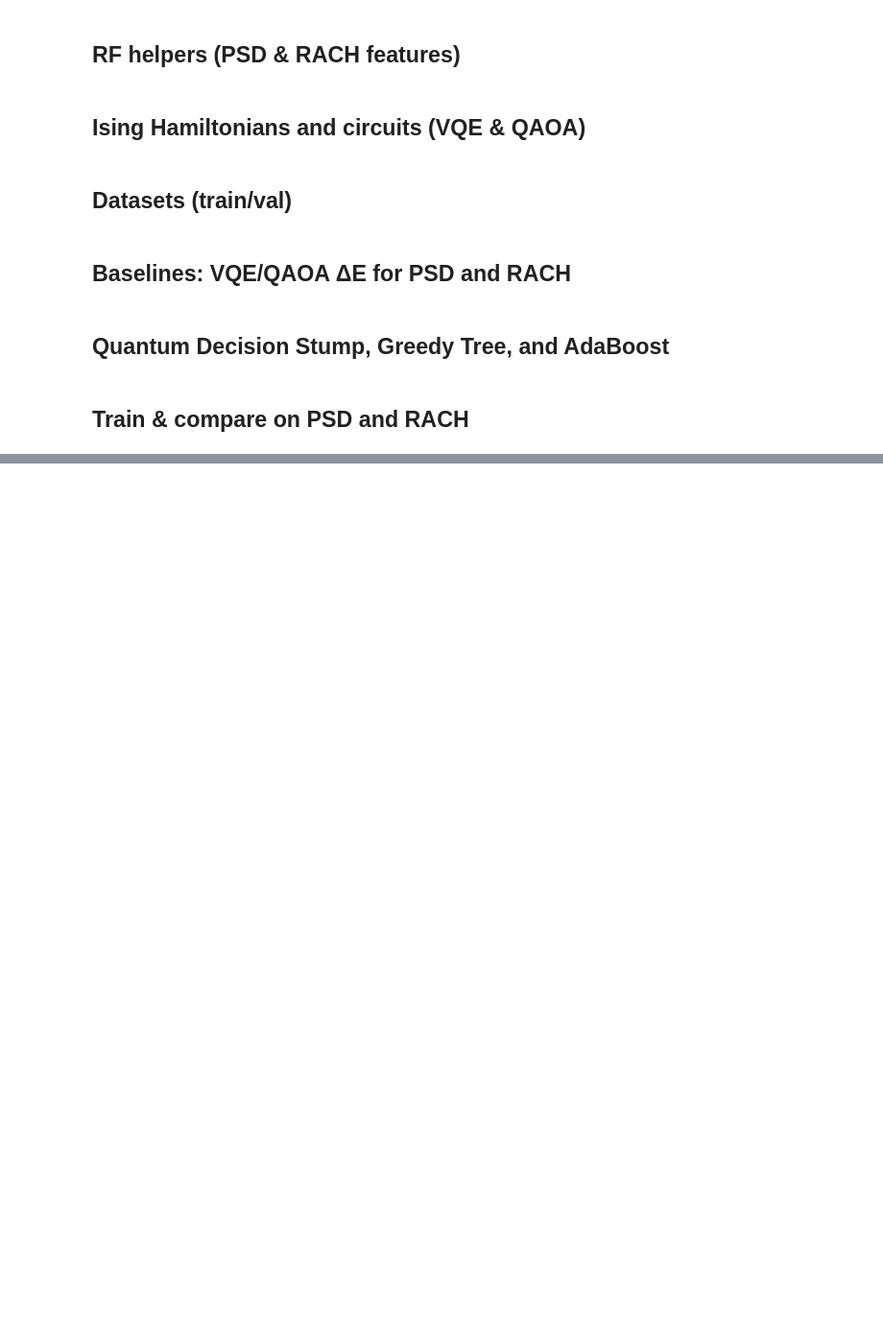
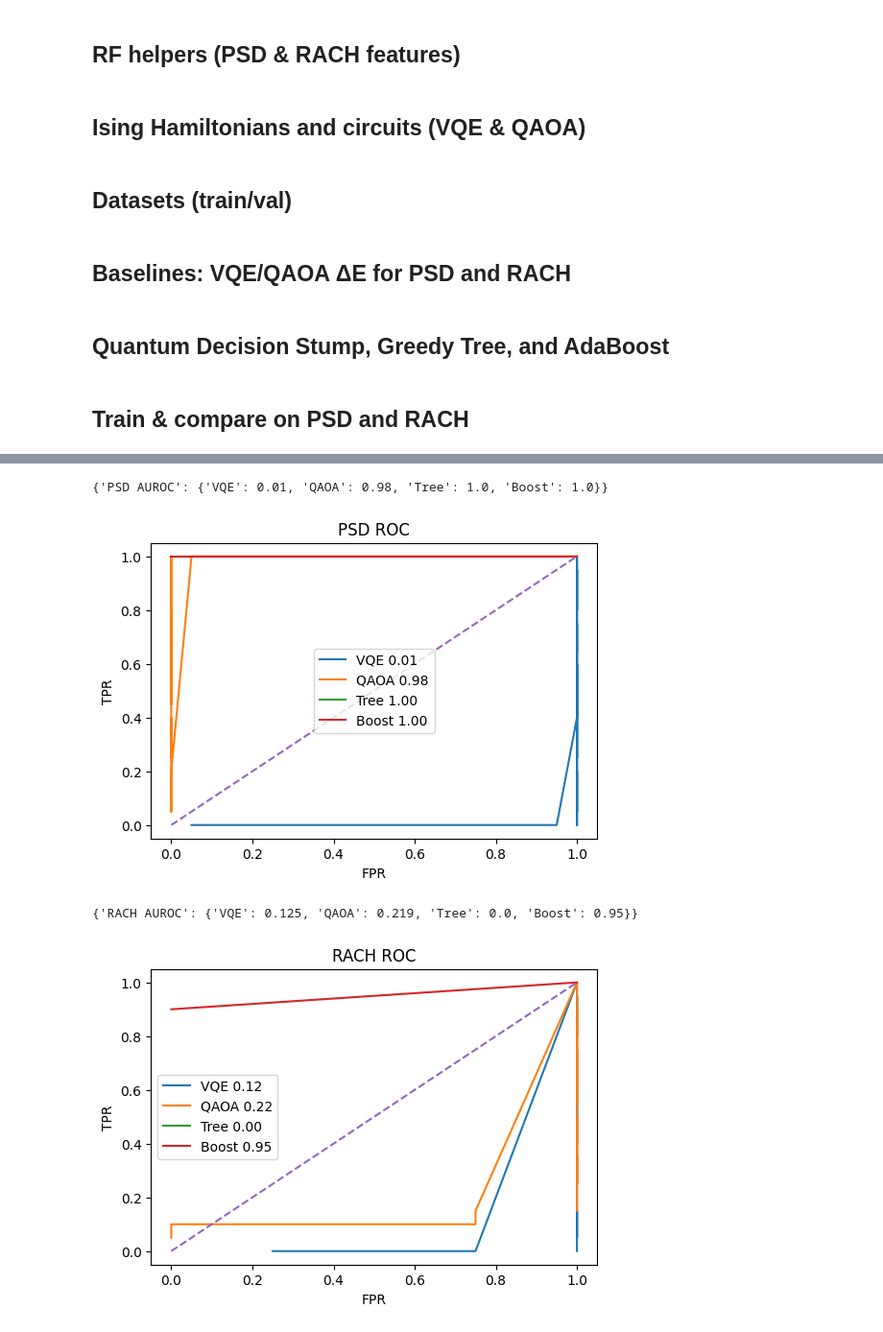
Before and after one commit to lnrdmnc/Quantum-Enhanced-Detection-Mechanisms-for-Mobile-Network-Security, a Jupyter notebook: Quantum_Stumps_Tree_Boost_vs_VQS_VQE_QAOA.ipynb, the cells around one changed output, grey strips where cells are left out. Shown at 96% size. Cells and saved outputs as stored; diff of their text form; code cells hidden in the pictures; blank space fills up the shorter version.

```diff
--- a/Quantum_Stumps_Tree_Boost_vs_VQS_VQE_QAOA.ipynb
+++ b/Quantum_Stumps_Tree_Boost_vs_VQS_VQE_QAOA.ipynb
@@ -542,14 +542,15 @@ for s in range(60):
 # ============================================================
 def stump_qaoa_factory():
     stump = QuantumStump(
-        H_pos=H_b, H_neg=H_f,
-        wires=wires, backend="qaoa",
-        p=2, steps=25, margin=0.15,
-        init_params=pnp.array(
-            pnp.random.uniform(-0.1, 0.1, size=(4,)), requires_grad=True
-        ),
+        H_pos=H_b,
+        H_neg=H_f,
+        wires=wires,
+        backend="qaoa",
+        p=2,
+        steps=25,
+        margin=0.15,
     )
-    stump = wrap_stump_numeric(stump)
+    return wrap_stump_numeric(stump)
 
     def loss_stump(params):
         return pnp.mean(to_float1d(stump.decision_function(X_tr)))
@@ -567,14 +568,17 @@ def stump_qaoa_factory():
 
 def stump_qaoa_factory_r():
     stump = QuantumStump(
-        H_pos=H_pos, H_neg=H_neg,
-        wires=wires, backend="qaoa",
-        p=2, steps=25, margin=0.08,
-        init_params=pnp.array(
-            pnp.random.uniform(-0.1, 0.1, size=(4,)), requires_grad=True
-        ),
+        H_pos=H_pos,
+        H_neg=H_neg,
+        wires=wires,
+        backend="qaoa",
+        p=2,
+        steps=25,
+        margin=0.08,
     )
-    stump = wrap_stump_numeric(stump)
+    return wrap_stump_numeric(stump)
+
+
 
     def loss_stump(params):
         return pnp.mean(to_float1d(stump.decision_function(X_tr_r)))
@@ -685,0 +696,4 @@ plt.title("RACH ROC"); plt.legend(); plt.show()
+{'PSD AUROC': {'VQE': 0.01, 'QAOA': 0.98, 'Tree': 1.0, 'Boost': 1.0}}
+[figure, added]
+{'RACH AUROC': {'VQE': 0.125, 'QAOA': 0.219, 'Tree': 0.0, 'Boost': 0.95}}
+[figure, added]
```
Also changed, not shown: parts of 2 cells of this notebook.
